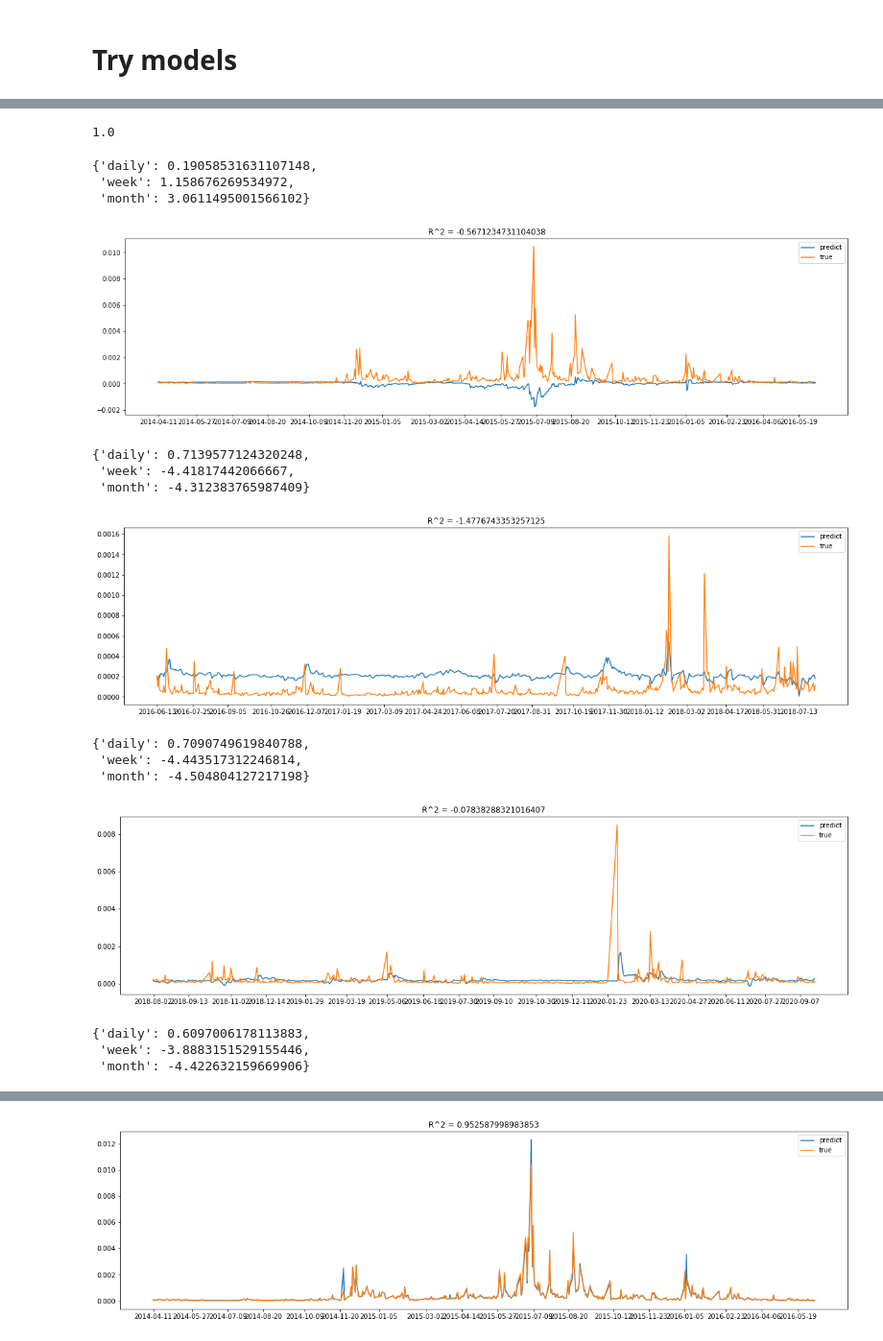
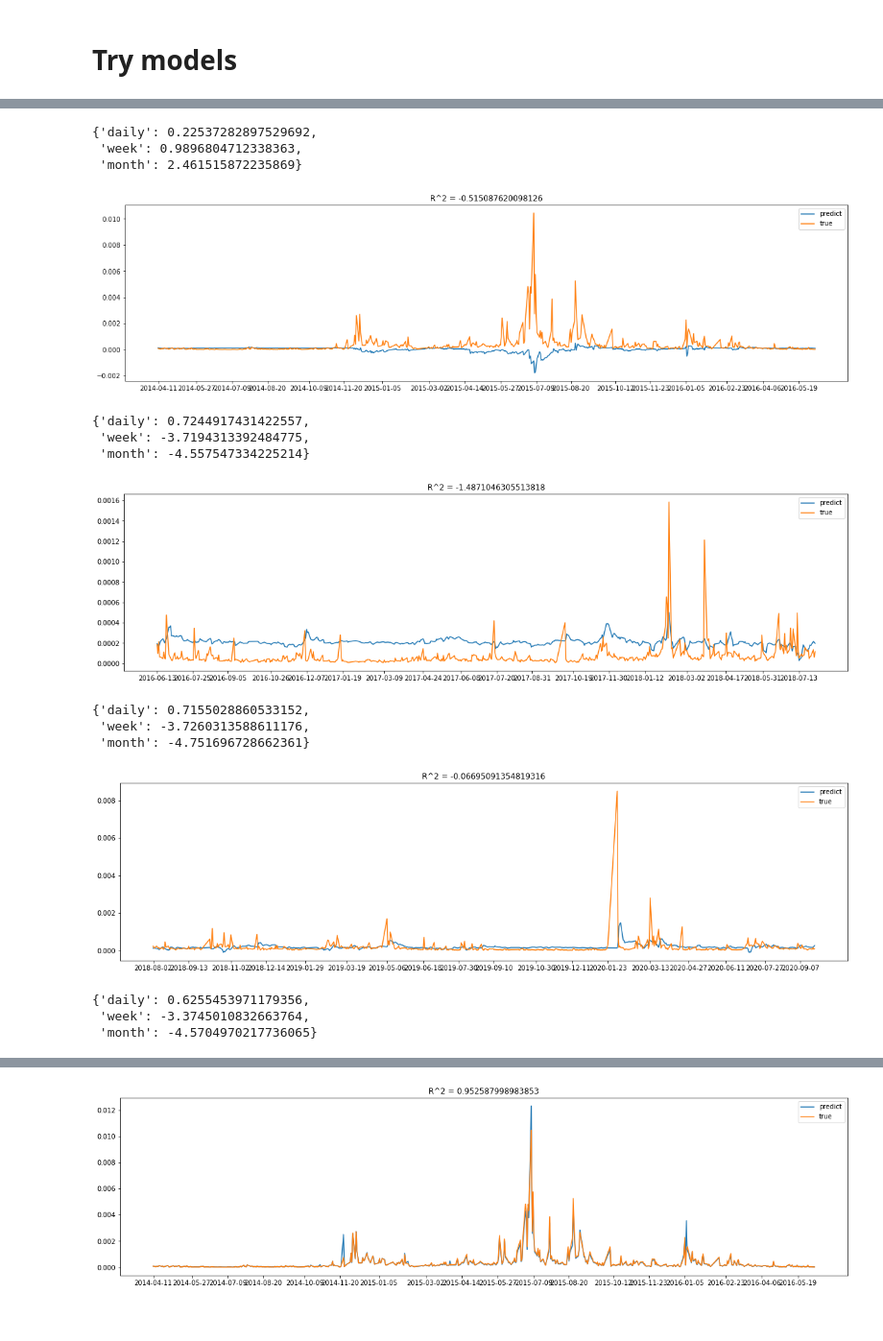
Before and after one commit to dcherechukin/HARQ_model_and_EVT, a Jupyter notebook: Correct data and trying models.ipynb, the cells around one changed output, grey strips where cells are left out. Shown at 96% size. Cells and saved outputs as stored; diff of their text form; code cells hidden in the pictures.

```diff
--- a/Correct data and trying models.ipynb
+++ b/Correct data and trying models.ipynb
@@ -420,44 +428,43 @@ for train_index, test_index in tscv.split(df):
 # %%
-df = CHAR(returns, rv_per_day)
-#df = CHAR_df
+#df = CHAR(returns, rv_per_day)
+df = df_CHAR
 features = [x for x in df.columns if (x != 'rv') & (x != 'date')]
 target = ['rv']
 tscv = TimeSeriesSplit(n_splits = 4)
 for train_index, test_index in tscv.split(df):
     cv_train, cv_test = df.iloc[train_index], df.iloc[test_index]
     X_train = cv_train[features]
     y_train = cv_train[target]
     X_test = cv_test[features]
     y_test = cv_test[target]
     reg = LinearRegression().fit(X_train, y_train)
     coefficents = {}
     coef = reg.coef_[0]
     for ind, x in enumerate([x for x in coef]):
         coefficents[features[ind]] = x
     display(coefficents)
     fig, ax = plt.subplots(figsize=(20, 5))
     ax.plot(cv_test['date'],reg.predict(X_test), label = 'predict')
     ax.plot(cv_test['date'],y_test, label = 'true')
     ax.set_xticks(cv_test['date'][::30])
     #text = str('R^2 = '+ str(r2_score(y_test, reg.predict(X_test))))
     ax.set_title('R^2 = '+ str(r2_score(y_test, reg.predict(X_test))))
     ax.legend()
     plt.show()
 # %% [output]
-1.0
+{'daily': 0.22537282897529692,
+ 'week': 0.9896804712338363,
+ 'month': 2.461515872235869}
+[figure]
-{'daily': 0.19058531631107148,
- 'week': 1.158676269534972,
- 'month': 3.0611495001566102}
+{'daily': 0.7244917431422557,
+ 'week': -3.7194313392484775,
+ 'month': -4.557547334225214}
-[figure]
+[figure]
-{'daily': 0.7139577124320248,
- 'week': -4.41817442066667,
- 'month': -4.312383765987409}
+{'daily': 0.7155028860533152,
+ 'week': -3.7260313588611176,
+ 'month': -4.751696728662361}
-[figure]
+[figure]
-{'daily': 0.7090749619840788,
- 'week': -4.443517312246814,
- 'month': -4.504804127217198}
+{'daily': 0.6255453971179356,
+ 'week': -3.3745010832663764,
+ 'month': -4.5704970217736065}
-[figure]
-{'daily': 0.6097006178113883,
- 'week': -3.8883151529155446,
- 'month': -4.422632159669906}
 [figure]
```
Also changed, not shown: parts of 14 cells of this notebook.
